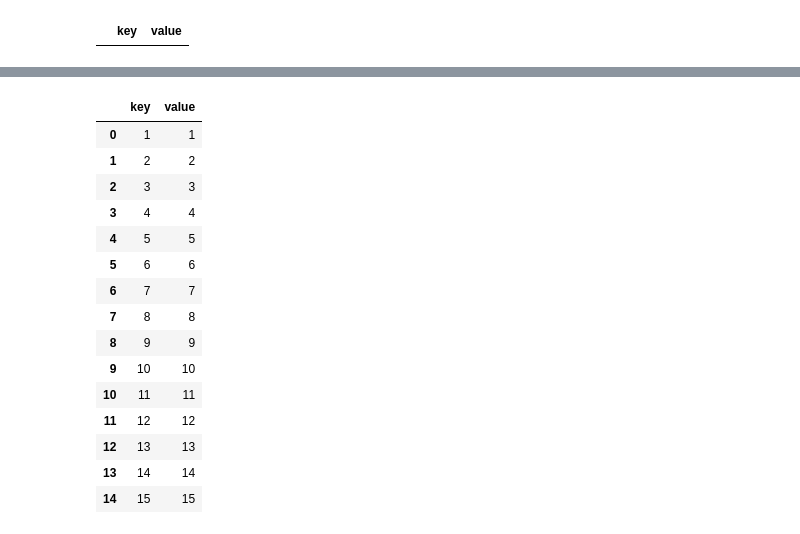
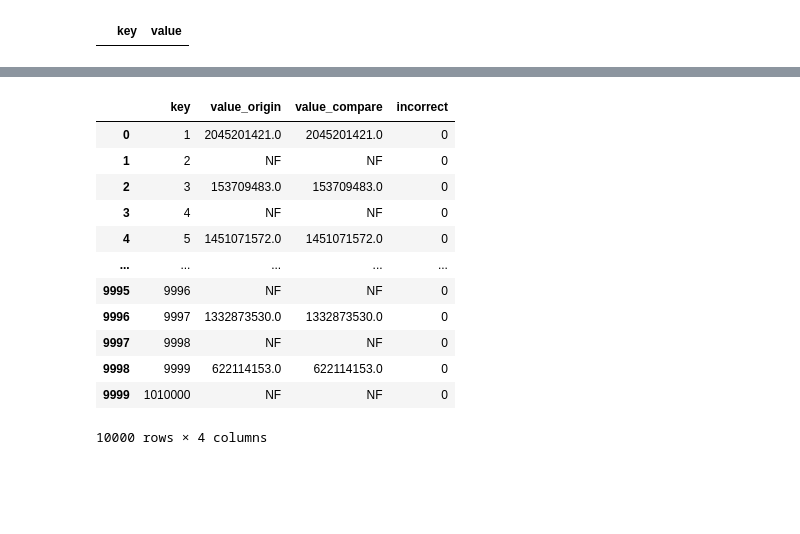
Before and after one commit to jun1116/b-tree, a Jupyter notebook: Btree.ipynb, the cells around one changed output, grey strips where cells are left out. Saved outputs shown, nothing was run; the diff lists cells and outputs as text; code cells hidden in the pictures; blank space fills up the shorter version.

Commit message:
compare 부분 형변환처리

```diff
--- a/Btree.ipynb
+++ b/Btree.ipynb
@@ -470,19 +516,16 @@ Data Count = 15 , Correct : 15 , Incorrect : 0 , True Percent : 100.0%
-# %%
-sdf
-# %% [output]
-|  | key | value |
-| 0 | 1 | 1 |
-| 1 | 2 | 2 |
-| 2 | 3 | 3 |
-| 3 | 4 | 4 |
-| 4 | 5 | 5 |
-| 5 | 6 | 6 |
-| 6 | 7 | 7 |
-| 7 | 8 | 8 |
-| 8 | 9 | 9 |
-| 9 | 10 | 10 |
-| 10 | 11 | 11 |
-| 11 | 12 | 12 |
-| 12 | 13 | 13 |
-| 13 | 14 | 14 |
-| 14 | 15 | 15 |
+# %%
+mdf
+# %% [output]
+|  | key | value_origin | value_compare | incorrect |
+| 0 | 1 | 2045201421.0 | 2045201421.0 | 0 |
+| 1 | 2 | NF | NF | 0 |
+| 2 | 3 | 153709483.0 | 153709483.0 | 0 |
+| 3 | 4 | NF | NF | 0 |
+| 4 | 5 | 1451071572.0 | 1451071572.0 | 0 |
+| ... | ... | ... | ... | ... |
+| 9995 | 9996 | NF | NF | 0 |
+| 9996 | 9997 | 1332873530.0 | 1332873530.0 | 0 |
+| 9997 | 9998 | NF | NF | 0 |
+| 9998 | 9999 | 622114153.0 | 622114153.0 | 0 |
+| 9999 | 1010000 | NF | NF | 0 |
+10000 rows × 4 columns
```
Also changed, not shown: parts of 2 cells of this notebook, 3 other files.
